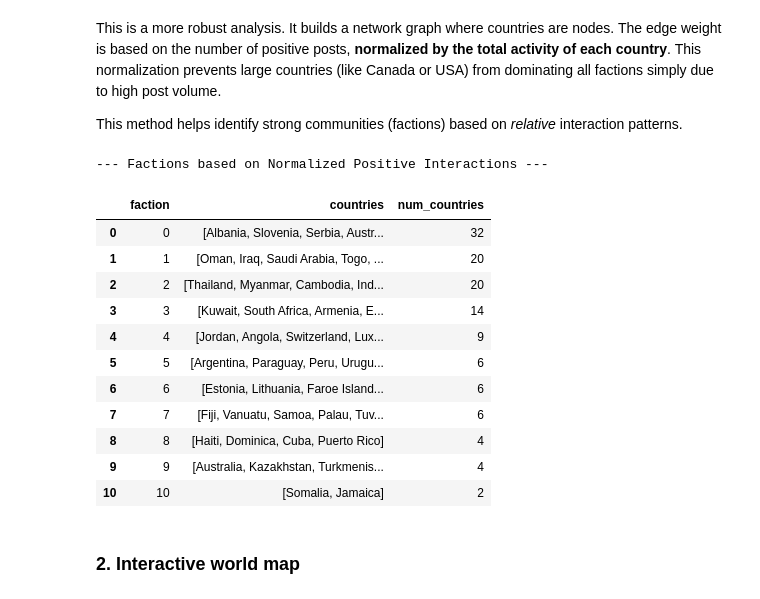
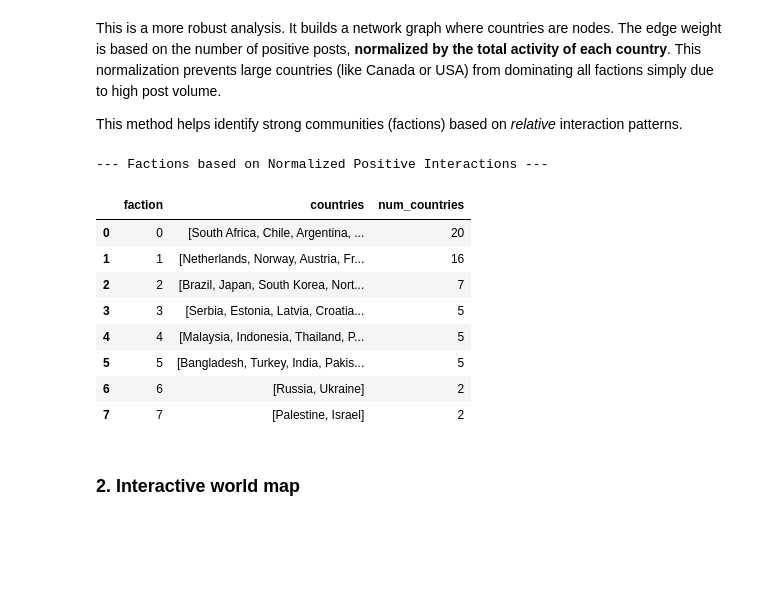
Before and after one commit to Darioliu28/ada-2025-project-djnpsgroup2025, a Jupyter notebook: results.ipynb, the cells around one changed output. Saved outputs shown, nothing was run; the diff lists cells and outputs as text; code cells hidden in the pictures; blank space fills up the shorter version.

```diff
--- a/results.ipynb
+++ b/results.ipynb
@@ -22,25 +21,19 @@ warnings.simplefilter(action='ignore', category=UserWarning)
 ## Load and Prepare Data
 First, we load all the necessary data files using our custom processing function. This function handles reading the CSVs, cleaning subreddit names, and filtering the datasets based on the list of approved subreddits.
 # %%
-COUNTRY_FILE = "data/subreddit_matches_approved.csv"
+COUNTRY_FILE = "data/country_matches_map_exp.csv"
 EMBEDDINGS_FILE = "data/web-redditEmbeddings-subreddits.csv"
 TITLE_FILE = "data/soc-redditHyperlinks-title.tsv"
 BODY_FILE = "data/soc-redditHyperlinks-body.tsv"
-APPROVED_MAPPING_FILE = "data/subreddit_matches_approved.csv"
-MAP_COUNTRY_EXPANDED = "data/country_matches_map_exp.csv"
+
 
 df_countries=dl.load_country_subreddits(COUNTRY_FILE)
 df_embeddings=dl.load_embeddings(EMBEDDINGS_FILE)
-df_embeddings_countries= dl.filter_embeddings_by_country(df_embeddings, df_countries)
 df_posts=dl.load_post_data(TITLE_FILE, BODY_FILE)
 df_post_with_1_country, df_post_between_countries=dl.filter_posts_by_country(df_posts, df_countries)
-mapping_df = pd.read_csv(MAP_COUNTRY_EXPANDED)
-map_country_exp = mapping_df.set_index('Subreddit')['Country']
-df_country_exp = dl.load_country_exp(map_country_exp, df_posts)
 
 print(f"\nLoaded {len(df_countries)} approved country-related subreddits.")
 print(f"Loaded {len(df_embeddings)} embeddings.")
-print(f"Loaded {len(df_embeddings_countries)} embeddings representing country subreddits.")
 print(f"Loaded {len(df_post_with_1_country)} posts with at least one approved country-related subreddit.")
 print(f"Loaded {len(df_post_between_countries)} posts between approved country-related subreddits.")
 # %% [output]
@@ -610,23 +596,20 @@ This is a more robust analysis. It builds a network graph where countries are no
 
 This method helps identify strong communities (factions) based on *relative* interaction patterns.
 # %%
-factions_summary_norm, factions_df_norm = ut.detect_normalized_factions(df_post_with_1_country, df_countries)
+factions_summary_norm, factions_df_norm = ut.detect_normalized_factions(df_post_between_countries)
 print("--- Factions based on Normalized Positive Interactions ---")
 display(factions_summary_norm)
 # %% [output]
 --- Factions based on Normalized Positive Interactions ---
 |  | faction | countries | num_countries |
-| 0 | 0 | [Albania, Slovenia, Serbia, Austr... | 32 |
-| 1 | 1 | [Oman, Iraq, Saudi Arabia, Togo, ... | 20 |
-| 2 | 2 | [Thailand, Myanmar, Cambodia, Ind... | 20 |
-| 3 | 3 | [Kuwait, South Africa, Armenia, E... | 14 |
-| 4 | 4 | [Jordan, Angola, Switzerland, Lux... | 9 |
-| 5 | 5 | [Argentina, Paraguay, Peru, Urugu... | 6 |
-| 6 | 6 | [Estonia, Lithuania, Faroe Island... | 6 |
-| 7 | 7 | [Fiji, Vanuatu, Samoa, Palau, Tuv... | 6 |
-| 8 | 8 | [Haiti, Dominica, Cuba, Puerto Rico] | 4 |
-| 9 | 9 | [Australia, Kazakhstan, Turkmenis... | 4 |
-| 10 | 10 | [Somalia, Jamaica] | 2 |
+| 0 | 0 | [South Africa, Chile, Argentina, ... | 20 |
+| 1 | 1 | [Netherlands, Norway, Austria, Fr... | 16 |
+| 2 | 2 | [Brazil, Japan, South Korea, Nort... | 7 |
+| 3 | 3 | [Serbia, Estonia, Latvia, Croatia... | 5 |
+| 4 | 4 | [Malaysia, Indonesia, Thailand, P... | 5 |
+| 5 | 5 | [Bangladesh, Turkey, India, Pakis... | 5 |
+| 6 | 6 | [Russia, Ukraine] | 2 |
+| 7 | 7 | [Palestine, Israel] | 2 |
 # %% [markdown]
 ### 2. Interactive world map
 # %%
```
Also changed, not shown: parts of 56 cells of this notebook, 8 other files.
